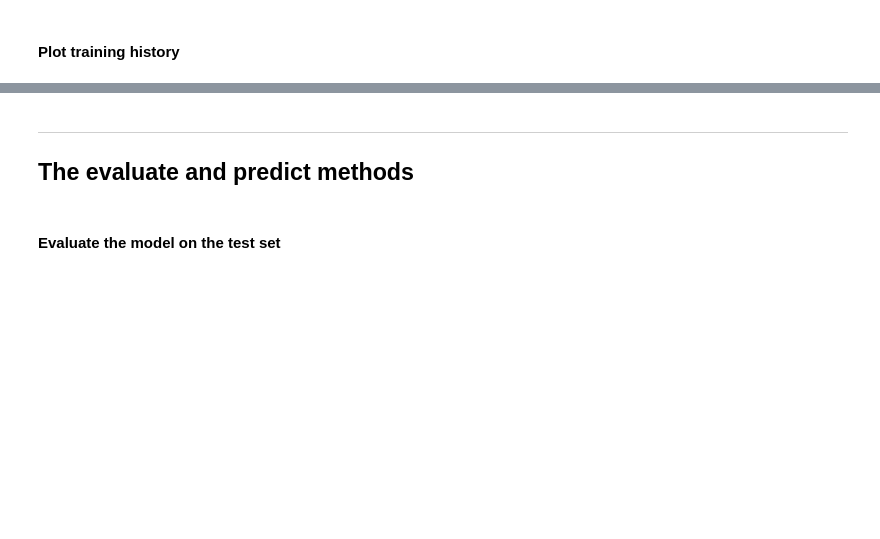
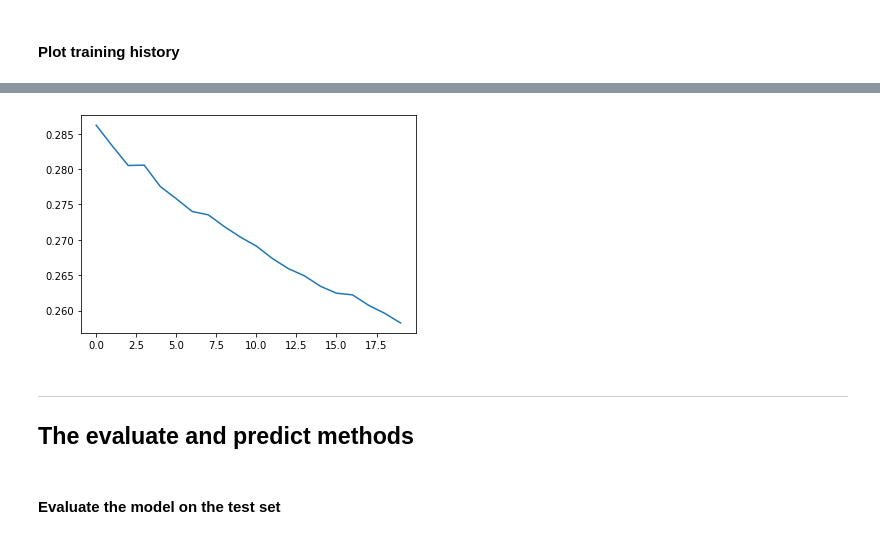
Before and after one commit to Norne9/LearnDL, a Jupyter notebook: Course2/notebooks/Coding_Tutorial2.ipynb, the cells around one changed output, grey strips where cells are left out. Saved outputs shown, nothing was run; the diff lists cells and outputs as text; code cells hidden in the pictures; blank space fills up the shorter version.

```diff
--- a/Course2/notebooks/Coding_Tutorial2.ipynb
+++ b/Course2/notebooks/Coding_Tutorial2.ipynb
@@ -100,5 +100,9 @@ _________________________________________________________________
 #### Compile the model
 # %%
 # Define the model optimizer, loss function and metrics
+
+model.compile(optimizer="adam",
+              loss="sparse_categorical_crossentropy",
+              metrics=["accuracy"])
 # %%
 # Print the resulting model attributes
@@ -145,0 +171,4 @@ labels = [
+# %%
+# Fit the model
+
+history = model.fit(train_images[..., np.newaxis], train_labels, epochs=20, batch_size=256)
@@ -150,5 +217,10 @@ labels = [
 # %%
 # Make a plot for the loss
+
+plt.plot(history.history["loss"])
+plt.show()
+# %% [output]
+[figure, added]
 # %%
 # Make a plot for the accuracy
 # %%
```
Also changed, not shown: parts of 15 cells of this notebook.
